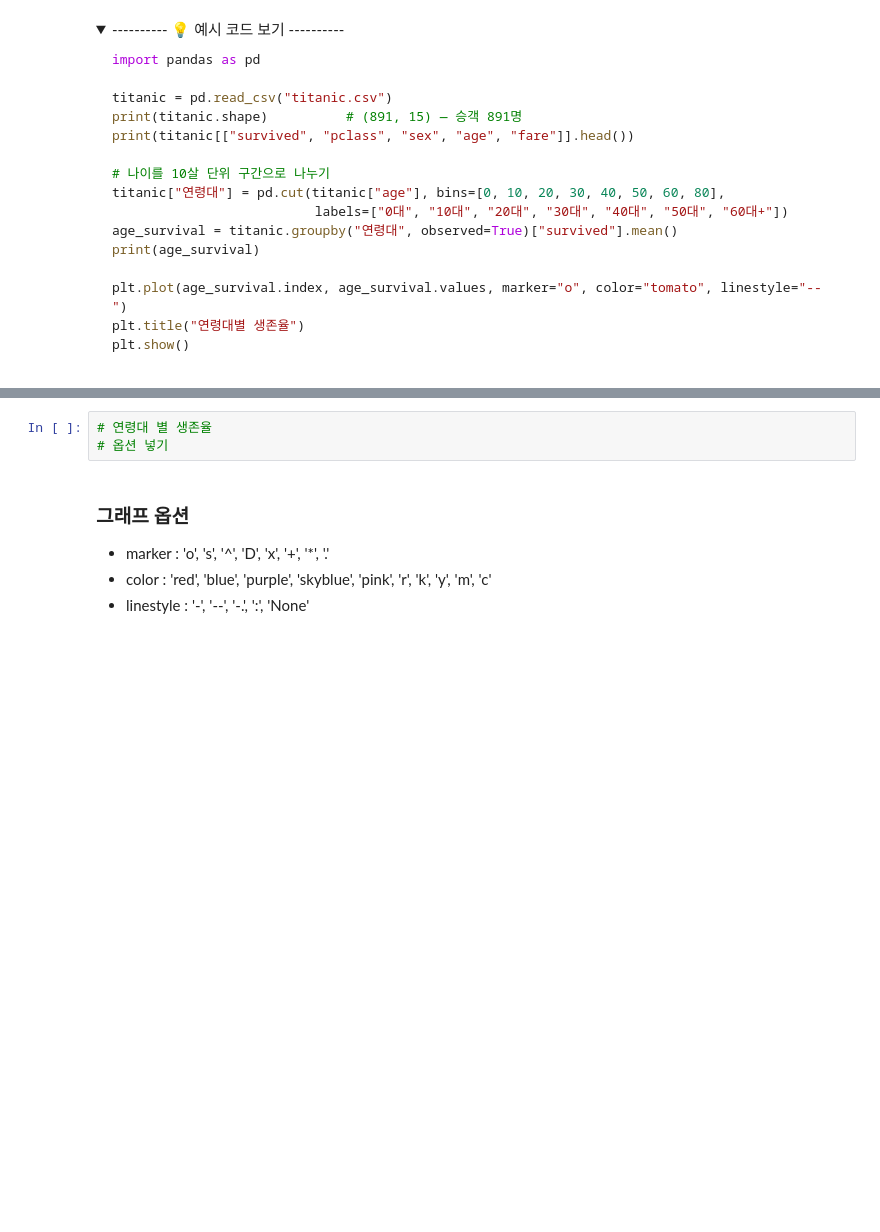
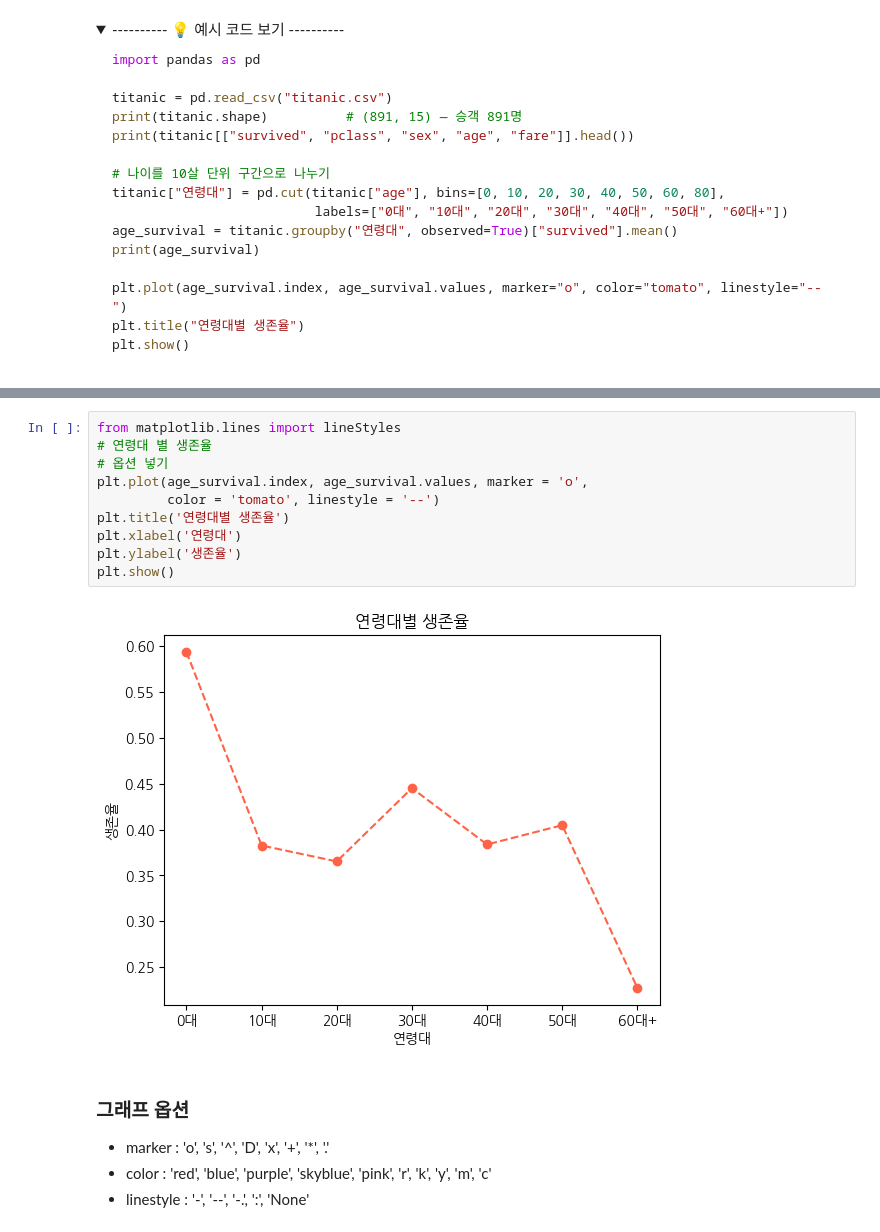
Before and after one commit to qnrPwjd/EST_AI_Challengers_Code, a Jupyter notebook: Week2/CH08_데이터시각화.ipynb, the cells around one changed output, grey strips where cells are left out. Cells and saved outputs as stored; diff of their text form; folded sections open; blank space fills up the shorter version.

```diff
--- a/Week2/CH08_데이터시각화.ipynb
+++ b/Week2/CH08_데이터시각화.ipynb
@@ -134,6 +178,15 @@ titanic["연령대"] = pd.cut(titanic["age"], bins=[0, 10, 20, 30, 40, 50, 60, 8
 # %%
+from matplotlib.lines import lineStyles
 # 연령대 별 생존율
 # 옵션 넣기
+plt.plot(age_survival.index, age_survival.values, marker = 'o',
+         color = 'tomato', linestyle = '--')
+plt.title('연령대별 생존율')
+plt.xlabel('연령대')
+plt.ylabel('생존율')
+plt.show()
+# %% [output]
+[figure, added]
 # %% [markdown]
 ### 그래프 옵션
 
```
Also changed, not shown: parts of 7 cells of this notebook.
